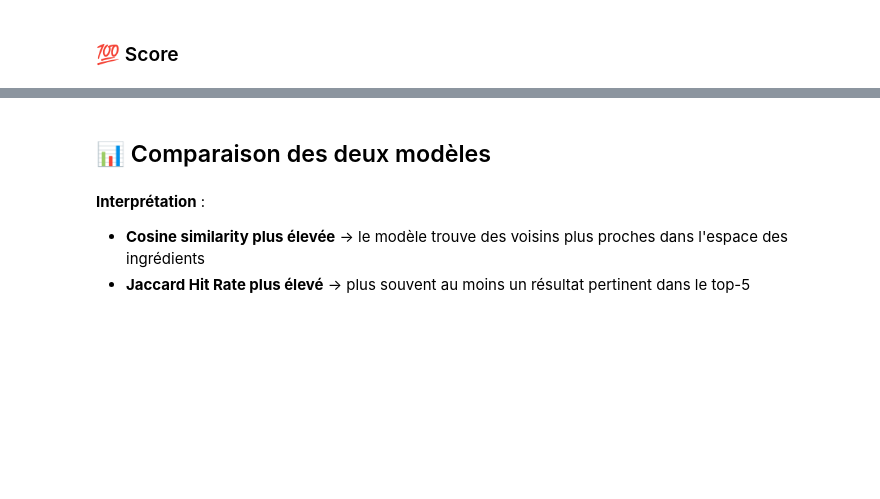
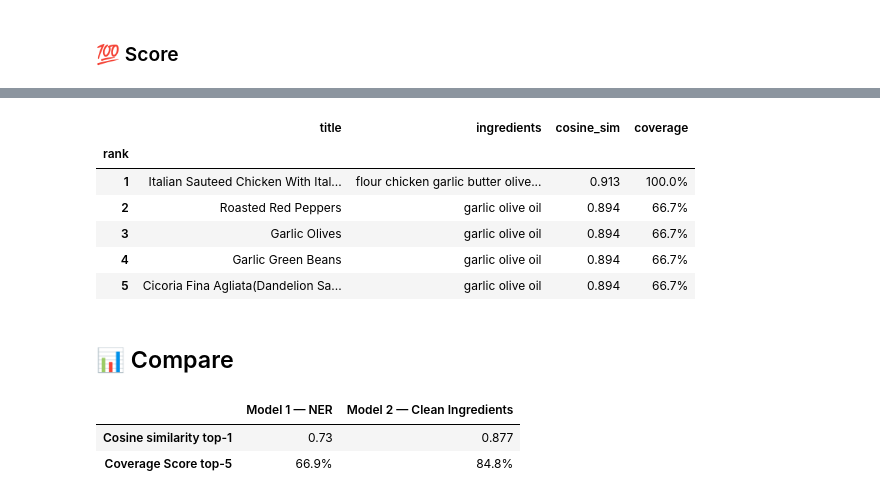
Before and after one commit to louis-heron/2207-recipe-inspiration, a Jupyter notebook: notebooks/Machine_Learning_Model.ipynb, the cells around one changed output, grey strips where cells are left out. Saved outputs shown, nothing was run; the diff lists cells and outputs as text; code cells hidden in the pictures; blank space fills up the shorter version.

```diff
--- a/notebooks/Machine_Learning_Model.ipynb
+++ b/notebooks/Machine_Learning_Model.ipynb
@@ -207,18 +218,52 @@ evaluate(distances2, indices2, train2_sets, test2_sets)
+# %%
+def predict(ingredients, model, vectorizer, train_df, train_sets, col_str, n=5):
+    cleaned = [c for raw in ingredients if (c := clean_ingredient(raw)) and c in valid_ingredients]
+    if not cleaned:
+        print("No valid ingredients found after cleaning.")
+        return None
+
+    query_str = " ".join(cleaned)
+    query_vec = vectorizer.transform([query_str])
+    distances, indices = model.kneighbors(query_vec, n_neighbors=n)
+
+    query_set = set(cleaned)
+    rows = []
+    for rank, (j, dist) in enumerate(zip(indices[0], distances[0]), 1):
+        rec = train_df.iloc[j]
+        rows.append({
+            "rank": rank,
+            "title": rec["title"],
+            "ingredients": rec[col_str],
+            "cosine_sim": round(1 - dist, 3),
+            "coverage": f"{coverage(query_set, train_sets[j]):.1%}",
+        })
+
+    return pd.DataFrame(rows).set_index("rank")
+
+
+my_ingredients = ["chicken", "garlic", "lemon", "olive oil"]
+
+predict(my_ingredients, model2, vectorizer2, train_df2, train2_sets, "clean_ingredients_str")
+# %% [output]
+|  | title | ingredients | cosine_sim | coverage |
+| rank |  |  |  |  |
+| 1 | Italian Sauteed Chicken With Ital... | flour chicken garlic butter olive... | 0.913 | 100.0% |
+| 2 | Roasted Red Peppers | garlic olive oil | 0.894 | 66.7% |
+| 3 | Garlic Olives | garlic olive oil | 0.894 | 66.7% |
+| 4 | Garlic Green Beans | garlic olive oil | 0.894 | 66.7% |
+| 5 | Cicoria Fina Agliata(Dandelion Sa... | garlic olive oil | 0.894 | 66.7% |
 # %% [markdown]
-## 📊 Comparaison des deux modèles
+## 📊 Compare
 # %%
-sim1, hr1 = evaluate(distances1, indices1, train1_sets, test1_sets)
-sim2, hr2 = evaluate(distances2, indices2, train2_sets, test2_sets)
-
 comparison = pd.DataFrame(
     {
-        "Modèle 1 — NER brut": [round(sim1, 3), f"{hr1:.1%}"],
-        "Modèle 2 — NER nettoyé": [round(sim2, 3), f"{hr2:.1%}"],
+        "Model 1 — NER": [round(sim1, 3), f"{cov1:.1%}"],
+        "Model 2 — Clean Ingredients": [round(sim2, 3), f"{cov2:.1%}"],
     },
-    index=["Cosine similarity @top-1", "Jaccard Hit Rate @5 (seuil=0.2)"],
+    index=["Cosine similarity top-1", "Coverage Score top-5"],
 )
 comparison
+# %% [output]
+|  | Model 1 — NER | Model 2 — Clean Ingredients |
+| Cosine similarity top-1 | 0.73 | 0.877 |
+| Coverage Score top-5 | 66.9% | 84.8% |
-# %% [markdown]
-**Interprétation** :
-- **Cosine similarity plus élevée** → le modèle trouve des voisins plus proches dans l'espace des ingrédients
-- **Jaccard Hit Rate plus élevé** → plus souvent au moins un résultat pertinent dans le top-5
```
Also changed, not shown: parts of 22 cells of this notebook.
